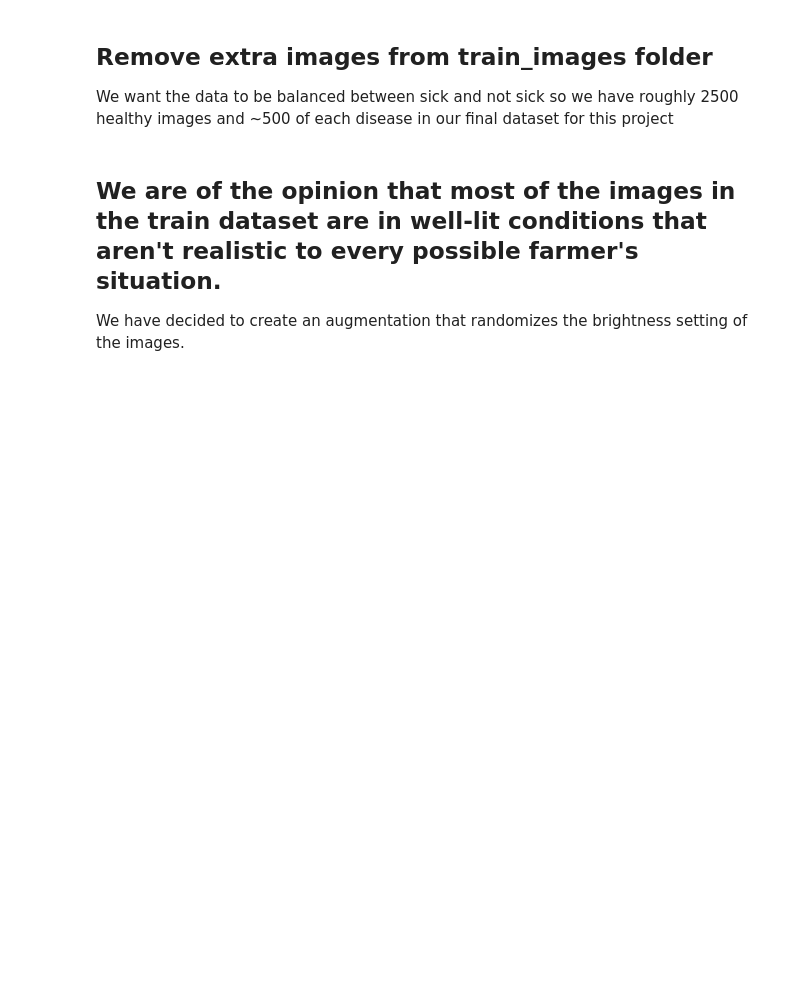
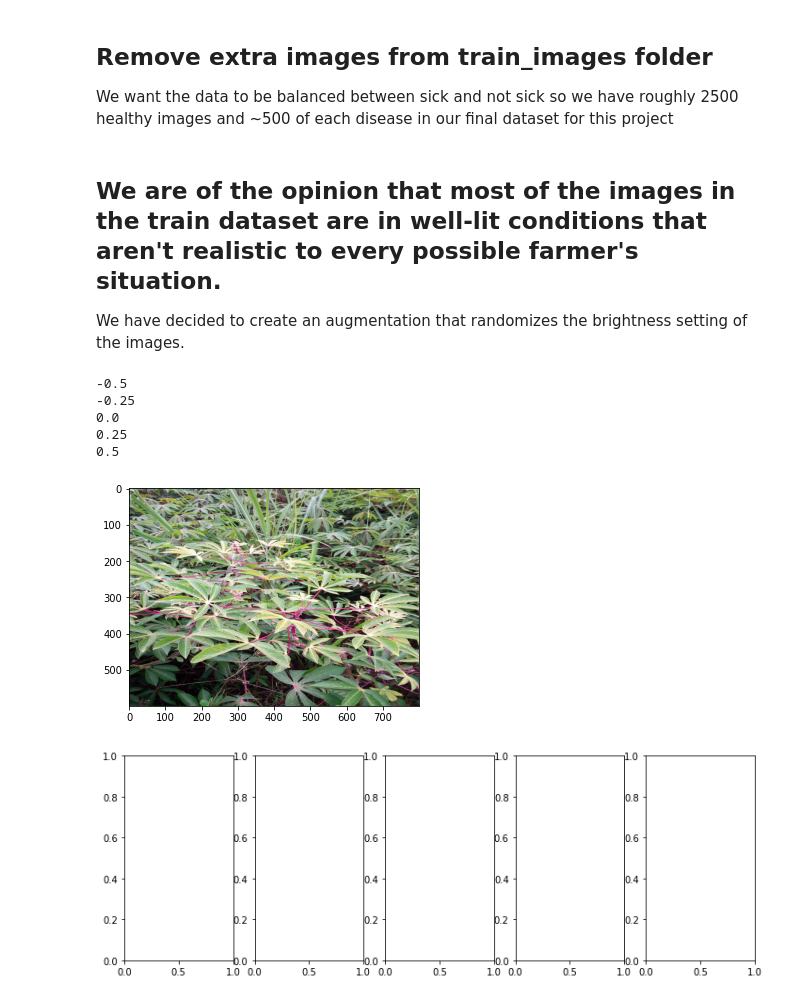
Before and after one commit to alswang18/little-cassava-ai, a Jupyter notebook: data_exploration.ipynb, the cells around one changed output. Drawn from its saved outputs; the diff is of its cells as text; code cells hidden in the pictures; blank space fills up the shorter version.

Commit message:
cassava brightness augmentation

```diff
--- a/data_exploration.ipynb
+++ b/data_exploration.ipynb
@@ -76,9 +76,27 @@ We want the data to be balanced between sick and not sick so we have roughly 250
 
 We have decided to create an augmentation that randomizes the brightness setting of the images.
 # %%
+from PIL import Image, ImageEnhance
+
+
+cas = "../cassava-leaf-disease-classification/test_images/2216849948.jpg"
+
+plt.imshow(plt.imread("../cassava-leaf-disease-classification/test_images/2216849948.jpg"))
+
 fig, axs = plt.subplots(1,5,figsize=(12,4))
-im = Image.open("demo_image.png")
+
+enhancer = ImageEnhance.Brightness(im)
+im.show()
+
 for change, ax in zip(np.linspace(-0.5, 0.5,5), axs):
     im_output = enhancer.enhance(1+change)
     print(change)
-    im_output.show(ax=ax, title=f'change={change:.2f}')
+    im_output.show( title=f'change={change:.2f}')
+# %% [output]
+-0.5
+-0.25
+0.0
+0.25
+0.5
+[figure, added]
+[figure, added]
```
Also changed, not shown: parts of 2 cells of this notebook.
